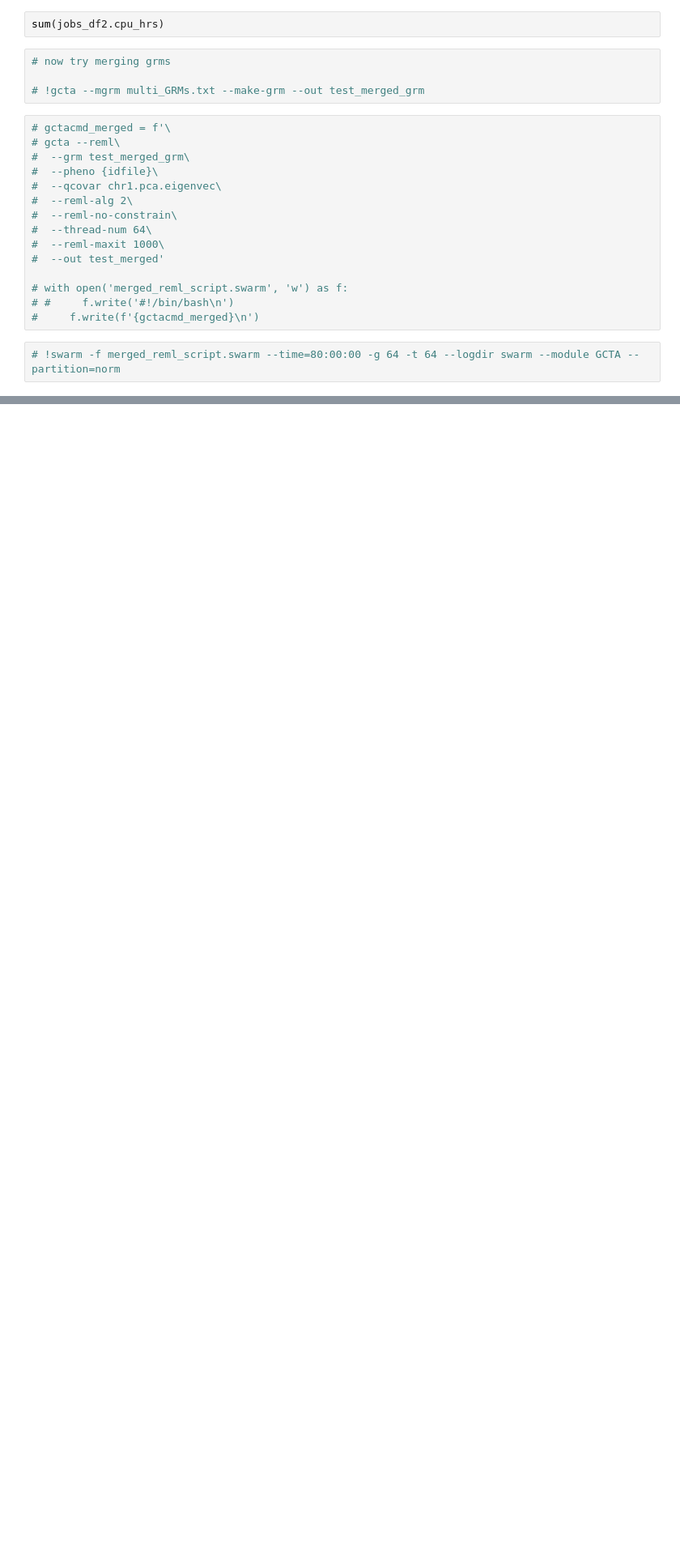
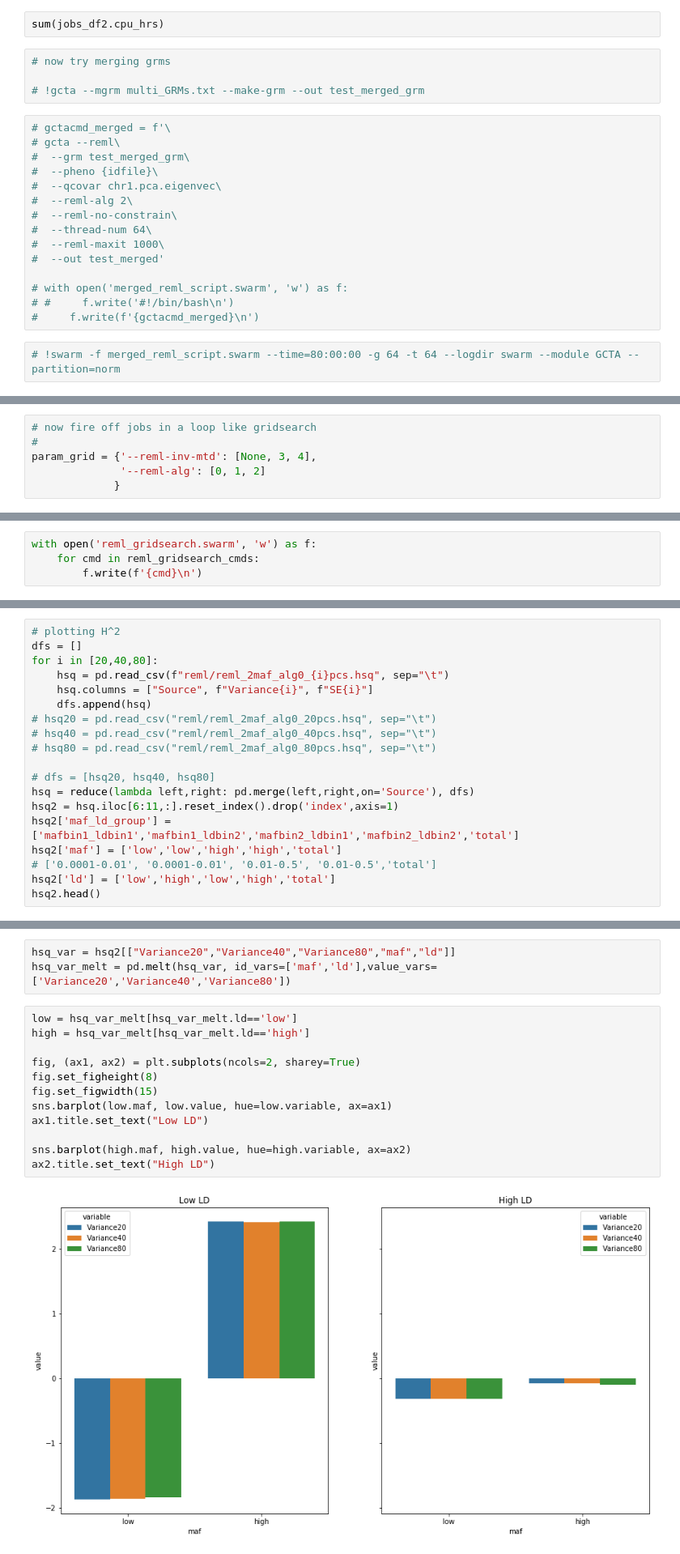
Before and after one commit to dvitale199/rare_variants, a Jupyter notebook: rare_variant_analysis.ipynb, the cells around one changed output, grey strips where cells are left out. Shown at 81% size. Saved outputs shown, nothing was run; the diff lists cells and outputs as text; blank space fills up the shorter version.

Commit message:
coded through reml run and plotting hsq

```diff
--- a/rare_variant_analysis.ipynb
+++ b/rare_variant_analysis.ipynb
@@ -454,0 +454,6 @@ with open('_reml_script.swarm', 'w') as f:
+# %%
+# now fire off jobs in a loop like gridsearch
+#
+param_grid = {'--reml-inv-mtd': [None, 3, 4],
+              '--reml-alg': [0, 1, 2]
+             }
@@ -454,0 +489,4 @@ with open('_reml_script.swarm', 'w') as f:
+# %%
+with open('reml_gridsearch.swarm', 'w') as f:
+    for cmd in reml_gridsearch_cmds:
+        f.write(f'{cmd}\n')
@@ -454,0 +517,19 @@ with open('_reml_script.swarm', 'w') as f:
+# %%
+# plotting H^2
+dfs = []
+for i in [20,40,80]:
+    hsq = pd.read_csv(f"reml/reml_2maf_alg0_{i}pcs.hsq", sep="\t")
+    hsq.columns = ["Source", f"Variance{i}", f"SE{i}"]
+    dfs.append(hsq)
+# hsq20 = pd.read_csv("reml/reml_2maf_alg0_20pcs.hsq", sep="\t")
+# hsq40 = pd.read_csv("reml/reml_2maf_alg0_40pcs.hsq", sep="\t")
+# hsq80 = pd.read_csv("reml/reml_2maf_alg0_80pcs.hsq", sep="\t")
+
+# dfs = [hsq20, hsq40, hsq80]
+hsq = reduce(lambda left,right: pd.merge(left,right,on='Source'), dfs)
+hsq2 = hsq.iloc[6:11,:].reset_index().drop('index',axis=1)
+hsq2['maf_ld_group'] = ['mafbin1_ldbin1','mafbin1_ldbin2','mafbin2_ldbin1','mafbin2_ldbin2','total']
+hsq2['maf'] = ['low','low','high','high','total']
+# ['0.0001-0.01', '0.0001-0.01', '0.01-0.5', '0.01-0.5','total']
+hsq2['ld'] = ['low','high','low','high','total']
+hsq2.head()
@@ -454,0 +543,17 @@ with open('_reml_script.swarm', 'w') as f:
+# %%
+hsq_var = hsq2[["Variance20","Variance40","Variance80","maf","ld"]]
+hsq_var_melt = pd.melt(hsq_var, id_vars=['maf','ld'],value_vars=['Variance20','Variance40','Variance80'])
+# %%
+low = hsq_var_melt[hsq_var_melt.ld=='low']
+high = hsq_var_melt[hsq_var_melt.ld=='high']
+
+fig, (ax1, ax2) = plt.subplots(ncols=2, sharey=True)
+fig.set_figheight(8)
+fig.set_figwidth(15)
+sns.barplot(low.maf, low.value, hue=low.variable, ax=ax1)
+ax1.title.set_text("Low LD")
+
+sns.barplot(high.maf, high.value, hue=high.variable, ax=ax2)
+ax2.title.set_text("High LD")
+# %% [output]
+[figure, added]
```
Also changed, not shown: parts of 66 cells of this notebook.
